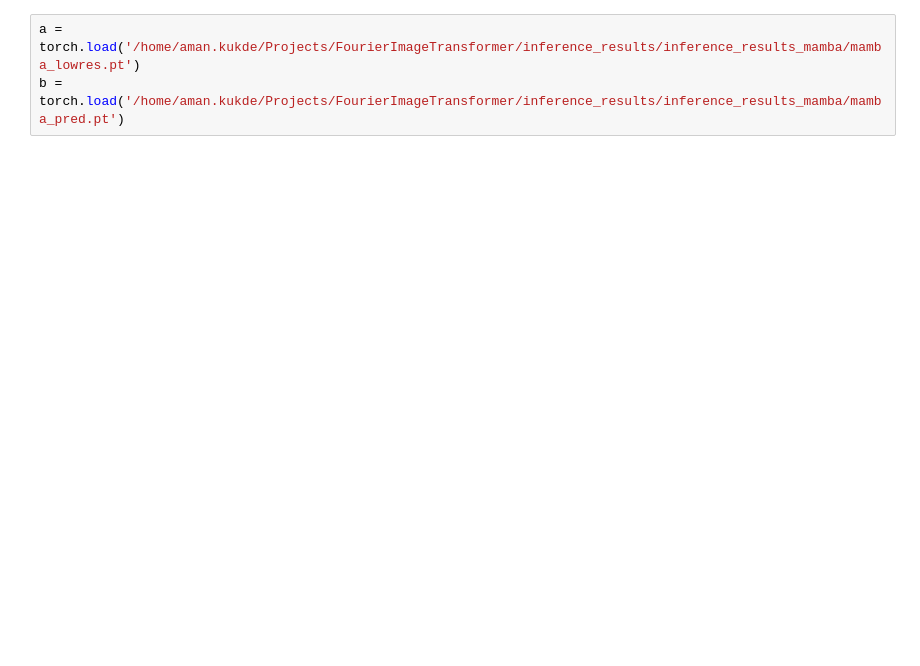
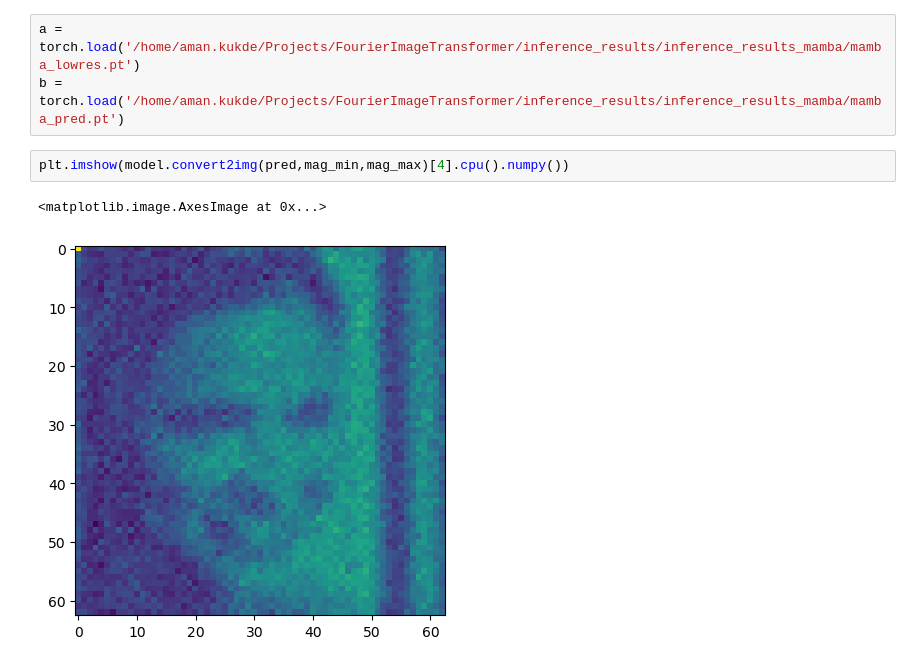
Before and after one commit to AmanKukde/FourierImageTransformer, a Jupyter notebook: my_new.ipynb, the cells around one changed output. Saved outputs shown, nothing was run; the diff lists cells and outputs as text; blank space fills up the shorter version.

```diff
--- a/my_new.ipynb
+++ b/my_new.ipynb
@@ -144,3 +241,8 @@ ax.title.set_text(f"PSNR of Lowres and Predicted Images")
 # %%
 a = torch.load('/home/aman.kukde/Projects/FourierImageTransformer/inference_results/inference_results_mamba/mamba_lowres.pt')
 b = torch.load('/home/aman.kukde/Projects/FourierImageTransformer/inference_results/inference_results_mamba/mamba_pred.pt')
+# %%
+plt.imshow(model.convert2img(pred,mag_min,mag_max)[4].cpu().numpy())
+# %% [output]
+<matplotlib.image.AxesImage at 0x...>
+[figure, added]
```
Also changed, not shown: parts of 19 cells of this notebook, 7 other files.
